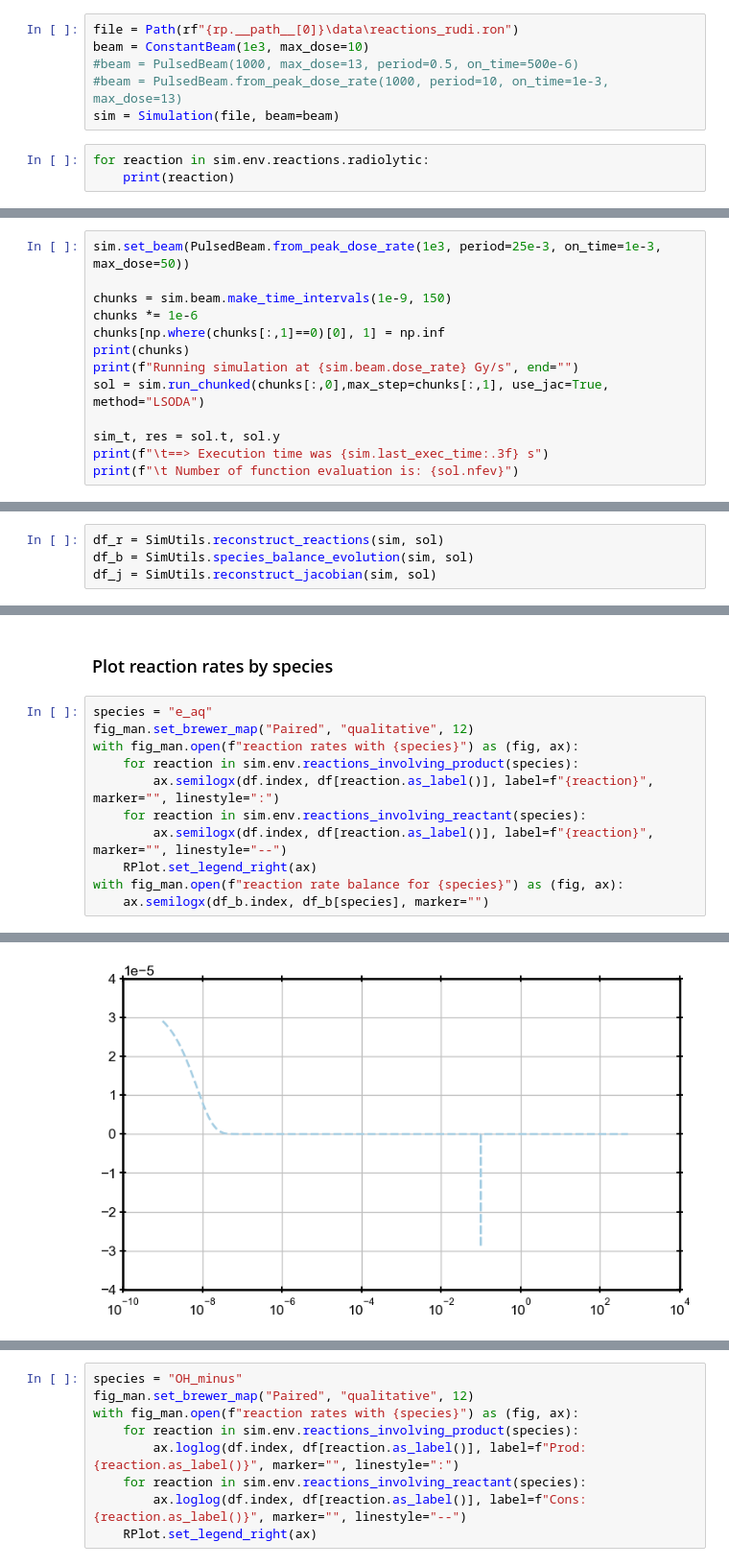
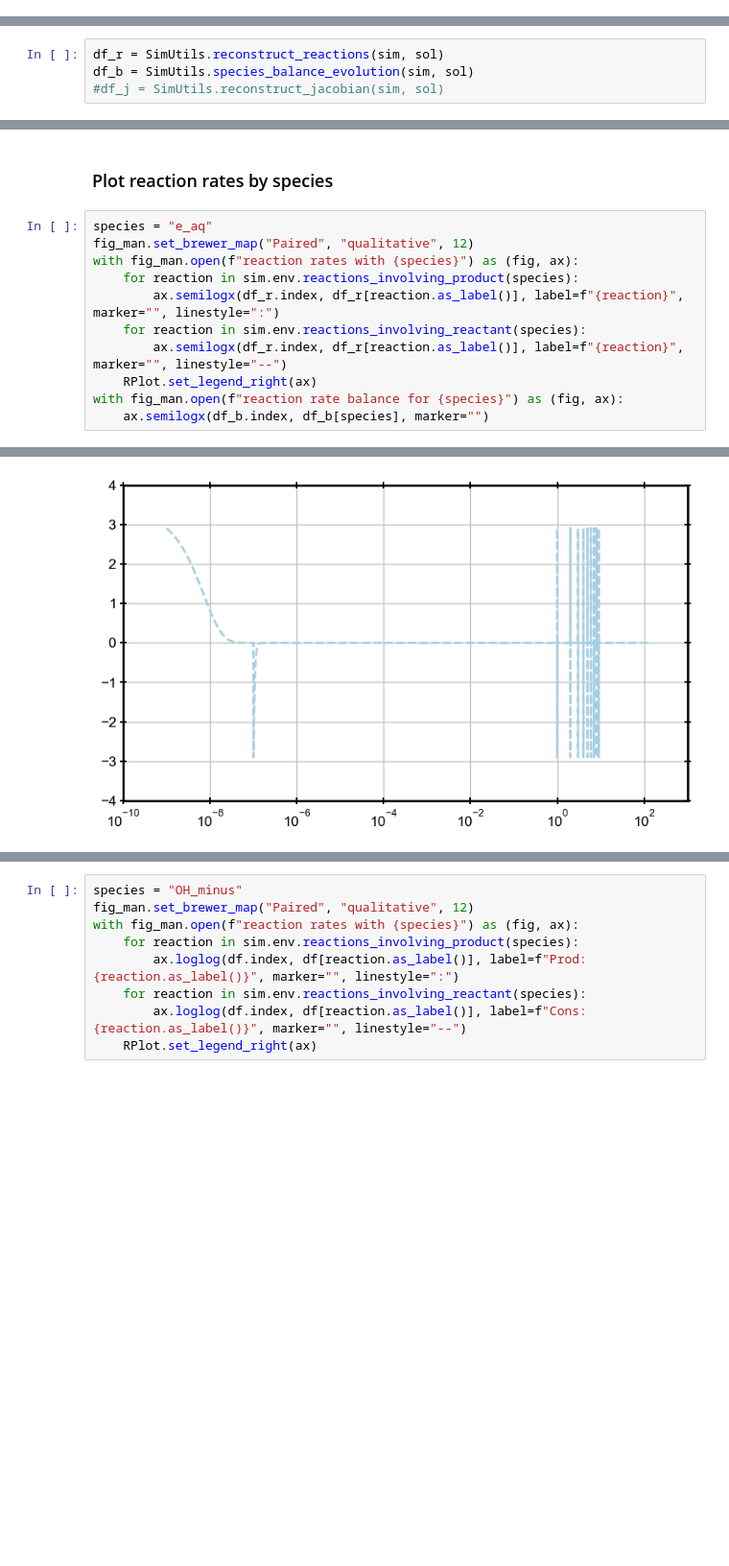
Before and after one commit to rtonneau/radiopyo, a Jupyter notebook: jupytest/water_radiolysis.ipynb, the cells around one changed output, grey strips where cells are left out. Shown at 96% size. Cells and saved outputs as stored; diff of their text form; blank space fills up the shorter version.

```diff
--- a/jupytest/water_radiolysis.ipynb
+++ b/jupytest/water_radiolysis.ipynb
@@ -129,9 +175,0 @@ def matprint(mat, fmt="g"):
-# %%
-file = Path(rf"{rp.__path__[0]}\data\reactions_rudi.ron")
-beam = ConstantBeam(1e3, max_dose=10)
-#beam = PulsedBeam(1000, max_dose=13, period=0.5, on_time=500e-6)
-#beam = PulsedBeam.from_peak_dose_rate(1000, period=10, on_time=1e-3, max_dose=13)
-sim = Simulation(file, beam=beam)
-# %%
-for reaction in sim.env.reactions.radiolytic:
-    print(reaction)
@@ -147,13 +175,0 @@ Radiolytic<R_r, Ge:0.59, index:5>
-# %%
-sim.set_beam(PulsedBeam.from_peak_dose_rate(1e3, period=25e-3, on_time=1e-3, max_dose=50))
-
-chunks = sim.beam.make_time_intervals(1e-9, 150)
-chunks *= 1e-6
-chunks[np.where(chunks[:,1]==0)[0], 1] = np.inf
-print(chunks)
-print(f"Running simulation at {sim.beam.dose_rate} Gy/s", end="")
-sol = sim.run_chunked(chunks[:,0],max_step=chunks[:,1], use_jac=True, method="LSODA")
-
-sim_t, res = sol.t, sol.y
-print(f"\t==> Execution time was {sim.last_exec_time:.3f} s")
-print(f"\t Number of function evaluation is: {sol.nfev}")
@@ -276,4 +269,4 @@ sol.y.shape
 # %%
 df_r = SimUtils.reconstruct_reactions(sim, sol)
 df_b = SimUtils.species_balance_evolution(sim, sol)
-df_j = SimUtils.reconstruct_jacobian(sim, sol)
+#df_j = SimUtils.reconstruct_jacobian(sim, sol)
@@ -381,9 +337,9 @@ species = "e_aq"
 fig_man.set_brewer_map("Paired", "qualitative", 12)
 with fig_man.open(f"reaction rates with {species}") as (fig, ax):
     for reaction in sim.env.reactions_involving_product(species):
-        ax.semilogx(df.index, df[reaction.as_label()], label=f"{reaction}", marker="", linestyle=":")
+        ax.semilogx(df_r.index, df_r[reaction.as_label()], label=f"{reaction}", marker="", linestyle=":")
     for reaction in sim.env.reactions_involving_reactant(species):
-        ax.semilogx(df.index, df[reaction.as_label()], label=f"{reaction}", marker="", linestyle="--")
+        ax.semilogx(df_r.index, df_r[reaction.as_label()], label=f"{reaction}", marker="", linestyle="--")
     RPlot.set_legend_right(ax)
 with fig_man.open(f"reaction rate balance for {species}") as (fig, ax):
     ax.semilogx(df_b.index, df_b[species], marker="")
@@ -392,4 +348,4 @@ with fig_man.open(f"reaction rate balance for {species}") as (fig, ax):
-[figure, old version]
+[figure, new version]
 # %%
 species = "O2"
 fig_man.set_brewer_map("Paired", "qualitative", 12)
```
Also changed, not shown: parts of 27 cells of this notebook, 7 other files.
